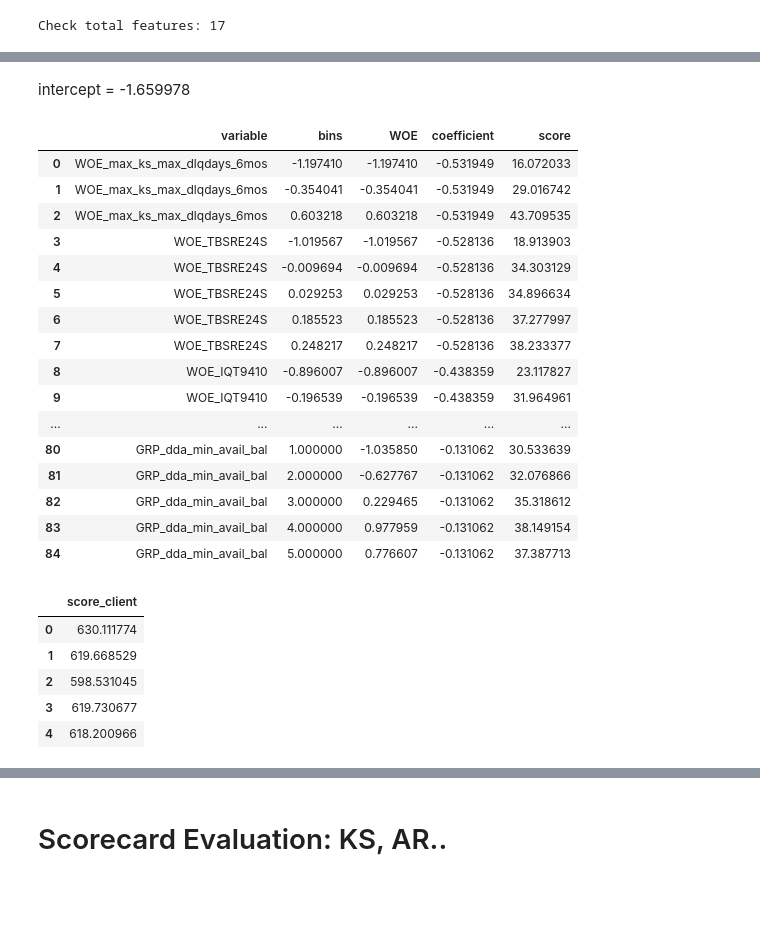
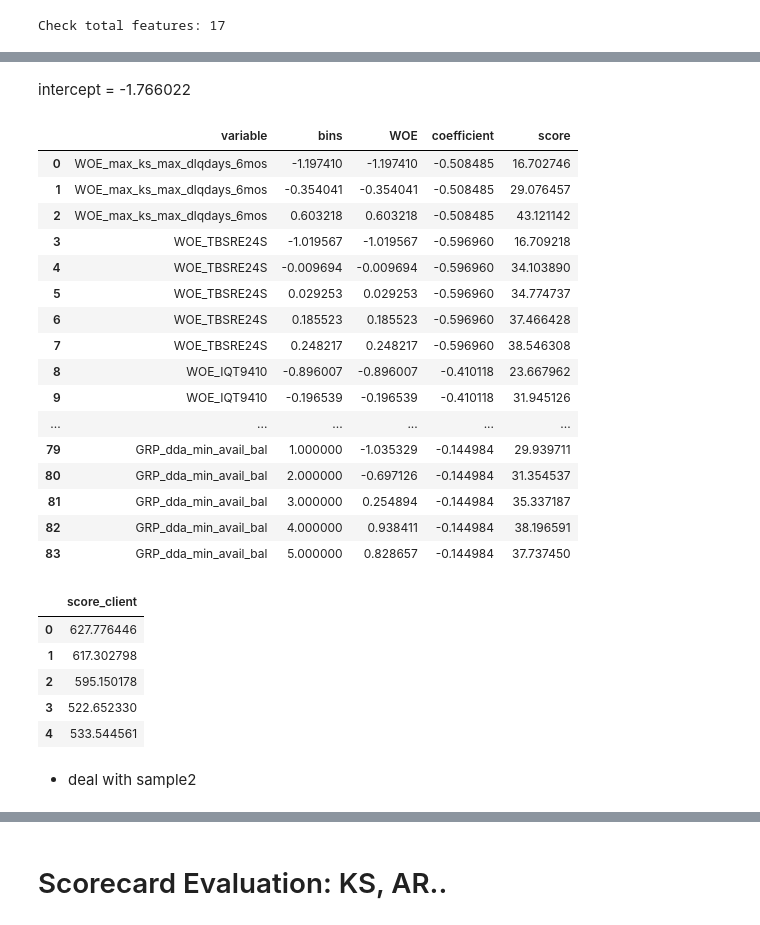
Before and after one commit to of1201/Retail-Credit-Modeling, a Jupyter notebook: src/Retail Credit Risk.ipynb, the cells around one changed output, grey strips where cells are left out. Drawn from its saved outputs; the diff is of its cells as text; code cells hidden in the pictures; blank space fills up the shorter version.

```diff
--- a/src/Retail Credit Risk.ipynb
+++ b/src/Retail Credit Risk.ipynb
@@ -1150,53 +1152,53 @@ coefficient.head()
 # %% [markdown]
-intercept = -1.659978
+intercept = -1.766022
 # %%
 # Generate the scores for each variable and bin
-a = -1.659978
+a = -1.766022
 n = 17 # number of features in the model
 factor = 20/np.log(2)  # odds doubling every 20 points
 offset = 740 - (factor * np.log(40))  # odds of 40:1 at 740 points
 table = sqldf("select WOE_list.*, coefficient.coefficient from WOE_list left join coefficient on WOE_list.variable = coefficient.variable")
 table['score'] = (table['WOE'] * abs(table['coefficient']) + a/n) * factor + offset/n
 table
 # %% [output]
 |  | variable | bins | WOE | coefficient | score |
-| 0 | WOE_max_ks_max_dlqdays_6mos | -1.197410 | -1.197410 | -0.531949 | 16.072033 |
-| 1 | WOE_max_ks_max_dlqdays_6mos | -0.354041 | -0.354041 | -0.531949 | 29.016742 |
-| 2 | WOE_max_ks_max_dlqdays_6mos | 0.603218 | 0.603218 | -0.531949 | 43.709535 |
-| 3 | WOE_TBSRE24S | -1.019567 | -1.019567 | -0.528136 | 18.913903 |
-| 4 | WOE_TBSRE24S | -0.009694 | -0.009694 | -0.528136 | 34.303129 |
-| 5 | WOE_TBSRE24S | 0.029253 | 0.029253 | -0.528136 | 34.896634 |
-| 6 | WOE_TBSRE24S | 0.185523 | 0.185523 | -0.528136 | 37.277997 |
-| 7 | WOE_TBSRE24S | 0.248217 | 0.248217 | -0.528136 | 38.233377 |
-| 8 | WOE_IQT9410 | -0.896007 | -0.896007 | -0.438359 | 23.117827 |
-| 9 | WOE_IQT9410 | -0.196539 | -0.196539 | -0.438359 | 31.964961 |
+| 0 | WOE_max_ks_max_dlqdays_6mos | -1.197410 | -1.197410 | -0.508485 | 16.702746 |
+| 1 | WOE_max_ks_max_dlqdays_6mos | -0.354041 | -0.354041 | -0.508485 | 29.076457 |
+| 2 | WOE_max_ks_max_dlqdays_6mos | 0.603218 | 0.603218 | -0.508485 | 43.121142 |
+| 3 | WOE_TBSRE24S | -1.019567 | -1.019567 | -0.596960 | 16.709218 |
+| 4 | WOE_TBSRE24S | -0.009694 | -0.009694 | -0.596960 | 34.103890 |
+| 5 | WOE_TBSRE24S | 0.029253 | 0.029253 | -0.596960 | 34.774737 |
+| 6 | WOE_TBSRE24S | 0.185523 | 0.185523 | -0.596960 | 37.466428 |
+| 7 | WOE_TBSRE24S | 0.248217 | 0.248217 | -0.596960 | 38.546308 |
+| 8 | WOE_IQT9410 | -0.896007 | -0.896007 | -0.410118 | 23.667962 |
+| 9 | WOE_IQT9410 | -0.196539 | -0.196539 | -0.410118 | 31.945126 |
 | ... | ... | ... | ... | ... | ... |
-| 80 | GRP_dda_min_avail_bal | 1.000000 | -1.035850 | -0.131062 | 30.533639 |
-| 81 | GRP_dda_min_avail_bal | 2.000000 | -0.627767 | -0.131062 | 32.076866 |
-| 82 | GRP_dda_min_avail_bal | 3.000000 | 0.229465 | -0.131062 | 35.318612 |
-| 83 | GRP_dda_min_avail_bal | 4.000000 | 0.977959 | -0.131062 | 38.149154 |
-| 84 | GRP_dda_min_avail_bal | 5.000000 | 0.776607 | -0.131062 | 37.387713 |
+| 79 | GRP_dda_min_avail_bal | 1.000000 | -1.035329 | -0.144984 | 29.939711 |
+| 80 | GRP_dda_min_avail_bal | 2.000000 | -0.697126 | -0.144984 | 31.354537 |
+| 81 | GRP_dda_min_avail_bal | 3.000000 | 0.254894 | -0.144984 | 35.337187 |
+| 82 | GRP_dda_min_avail_bal | 4.000000 | 0.938411 | -0.144984 | 38.196591 |
+| 83 | GRP_dda_min_avail_bal | 5.000000 | 0.828657 | -0.144984 | 37.737450 |
 # %%
 # scorecard of all clients
 
-X_no_intercept = X.copy()
+X_no_intercept = X_sample1.copy()
 X_no_intercept = X_no_intercept.drop(['intercept'], axis=1)
-X_score = X_no_intercept.copy()
-X_score.loc[:] = np.nan
+X_score_sample1 = X_no_intercept.copy()
+X_score_sample1.loc[:] = np.nan
 for var in X_no_intercept.columns:
     for i in range(len(X_no_intercept)):
         index = np.array(table['variable']==var) * np.array(table['bins']==X_no_intercept[var][i])
-        X_score[var][i] = table['score'][index]
+        X_score_sample1[var][i] = table['score'][index]
 
-column_name = X_score.columns
-X_score['score_client'] = X_score.sum(axis=1)
-X_score = X_score.drop(list(column_name),axis=1)
+column_name = X_score_sample1.columns
+X_score_sample1['score_client'] = X_score_sample1.sum(axis=1)
+X_score_sample1 = X_score_sample1.drop(list(column_name),axis=1)
 
-X_score.head()
+X_score_sample1.head()
 # %% [output]
 |  | score_client |
-| 0 | 630.111774 |
-| 1 | 619.668529 |
-| 2 | 598.531045 |
-| 3 | 619.730677 |
-| 4 | 618.200966 |
+| 0 | 627.776446 |
+| 1 | 617.302798 |
+| 2 | 595.150178 |
+| 3 | 522.652330 |
+| 4 | 533.544561 |
@@ -1207,0 +1205,2 @@ X_score = X_score_store.copy()
+# %% [markdown]
+- deal with sample2
```
Also changed, not shown: parts of 28 cells of this notebook.
